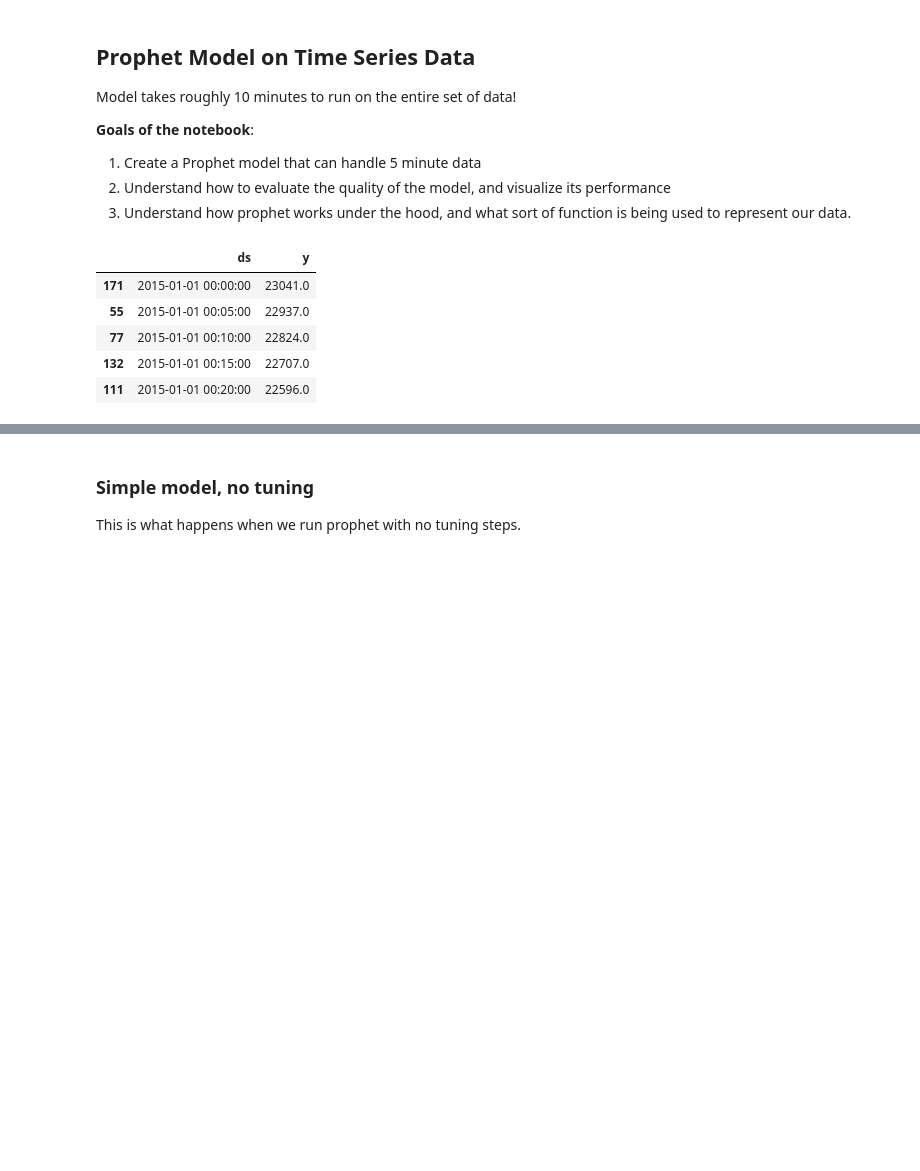
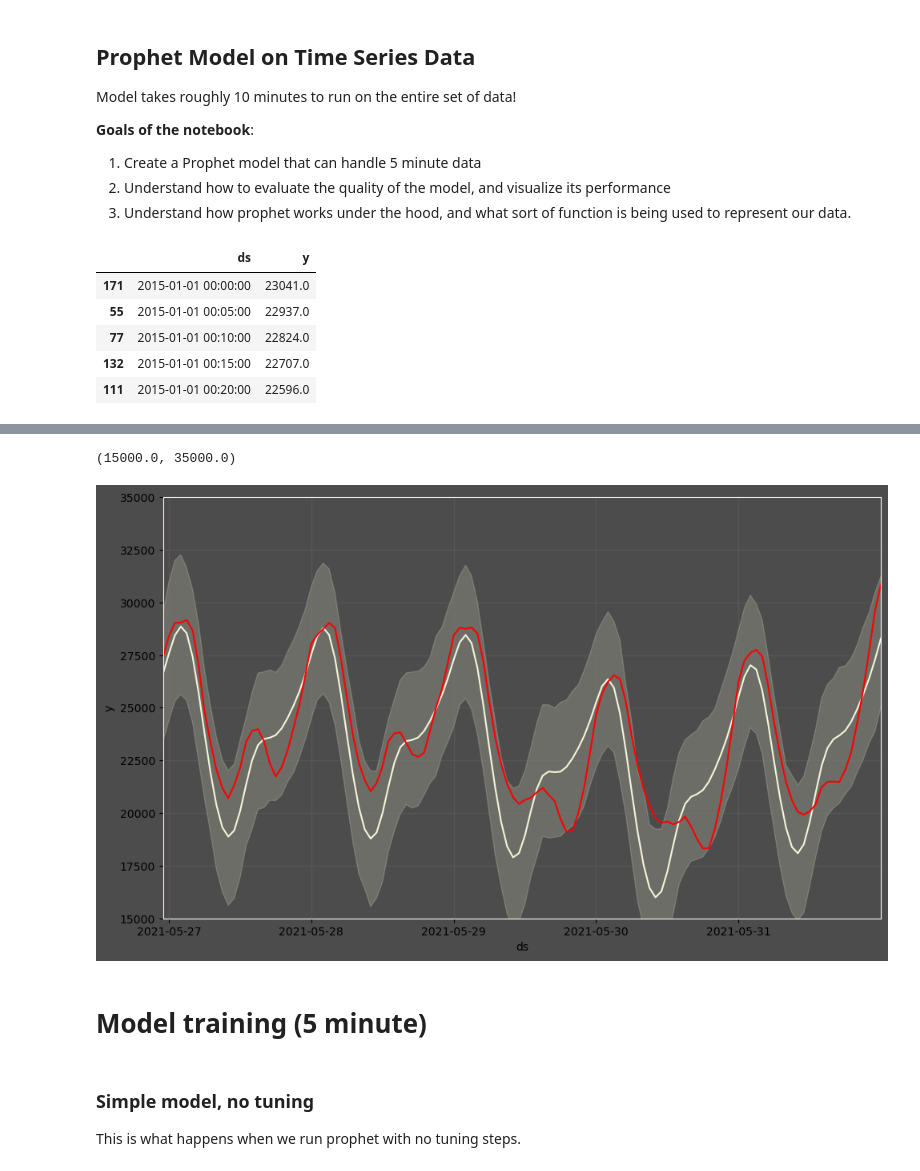
Before and after one commit to abosneaga/renewable_power, a Jupyter notebook: model_notebooks/Prophet.ipynb, the cells around one changed output, grey strips where cells are left out. Cells and saved outputs as stored; diff of their text form; code cells hidden in the pictures; blank space fills up the shorter version.

Commit message:
added prophet hourly preds

```diff
--- a/model_notebooks/Prophet.ipynb
+++ b/model_notebooks/Prophet.ipynb
@@ -32,3 +36,9 @@ data.head()
 | 77 | 2015-01-01 00:10:00 | 22824.0 |
 | 132 | 2015-01-01 00:15:00 | 22707.0 |
 | 111 | 2015-01-01 00:20:00 | 22596.0 |
+# %%
+hourly_data = data.copy()
+hourly_data['ds'] = hourly_data['ds'].values.astype('datetime64[h]')
+hourly_data = hourly_data.groupby('ds').agg({'y': 'max'}).reset_index()
+hourly_data = hourly_data.sort_values('ds', ascending=True)
+hourly_data
@@ -36,0 +119,6 @@ data.head()
+# %%
+hourly_train_data = hourly_data.iloc[:int(0.8 * hourly_data.shape[0])]
+hourly_test_data = hourly_data.iloc[int(0.8 * hourly_data.shape[0]):]
+# %%
+hourly_model = Prophet()
+hourly_model.fit(hourly_train_data)
@@ -36,0 +129,2 @@ data.head()
+# %%
+hourly_prediction_obj = hourly_model.predict(hourly_test_data)
@@ -37,3 +212,22 @@ data.head()
+# %%
+
+fig = prophet_plot(hourly_model, hourly_prediction_obj, line_color='beige')
+ax = fig.gca()
+fig.patch.set_facecolor('#4C4C4C')
+ax.set_facecolor('#4C4C4C')
+ax.tick_params(axis='x', colors='black')
+ax.tick_params(axis='y', colors='black')
+ax.yaxis.label.set_color('black')
+ax.xaxis.label.set_color('black')
+plt.axvline(x = hourly_test_data.iloc[0,0], color = 'r')
+plt.plot(hourly_test_data['ds'], hourly_test_data['y'], c='r')
+plt.xlim(hourly_test_data.iloc[0,0], np.datetime64('2021-05-31 23:59'))
+plt.ylim(15000, 35000)
+# %% [output]
+(15000.0, 35000.0)
+[figure, added]
+# %% [markdown]
+# Model training (5 minute)
 # %%
 # The data are in order, so we can do an 80/20 split on a particular time
 
```
Also changed, not shown: parts of 21 cells of this notebook, 2 other files.
